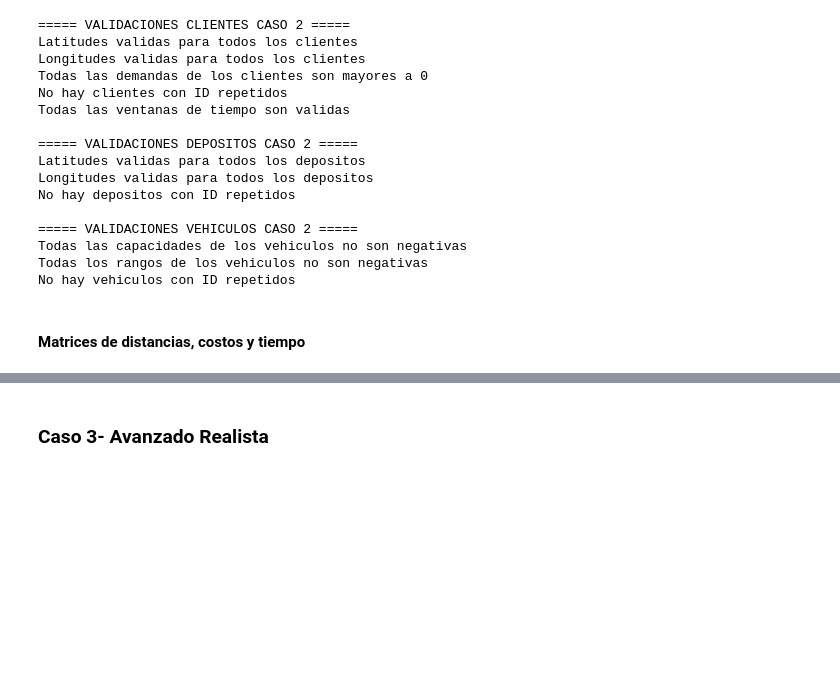
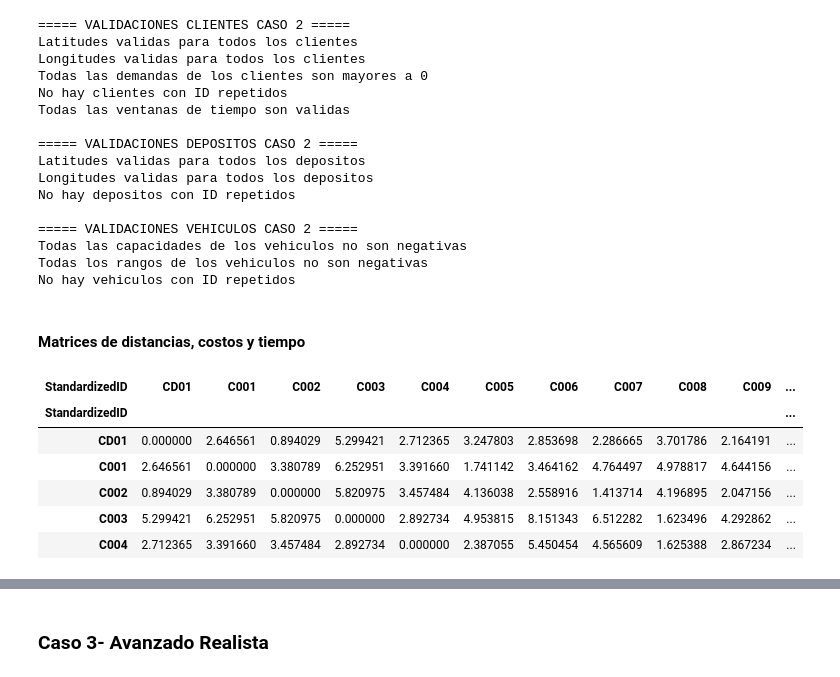
Before and after one commit to S302-prog/Mos-Proyecto1, a Jupyter notebook: Proyecto_2.ipynb, the cells around one changed output, grey strips where cells are left out. Saved outputs shown, nothing was run; the diff lists cells and outputs as text; code cells hidden in the pictures; blank space fills up the shorter version.

```diff
--- a/Proyecto_2.ipynb
+++ b/Proyecto_2.ipynb
@@ -490,2 +487,12 @@ depots_C2["StartWindow"] = nuevaFromaInico
 depots_C2["EndtWindow"] = 1440
 Puntos = pd.concat([depots_C2[["StandardizedID","Latitude","Longitude","StartWindow", "EndtWindow", "Demand"]], clients_C2[["StandardizedID","Latitude","Longitude", "StartWindow", "EndtWindow", "Demand"]]]).reset_index(drop=True)
+# %%
+Distacias_C2.head()
+# %% [output]
+| StandardizedID | CD01 | C001 | C002 | C003 | C004 | C005 | C006 | C007 | C008 | C009 | ... |
+| StandardizedID |  |  |  |  |  |  |  |  |  |  | ... |
+| CD01 | 0.000000 | 2.646561 | 0.894029 | 5.299421 | 2.712365 | 3.247803 | 2.853698 | 2.286665 | 3.701786 | 2.164191 | ... |
+| C001 | 2.646561 | 0.000000 | 3.380789 | 6.252951 | 3.391660 | 1.741142 | 3.464162 | 4.764497 | 4.978817 | 4.644156 | ... |
+| C002 | 0.894029 | 3.380789 | 0.000000 | 5.820975 | 3.457484 | 4.136038 | 2.558916 | 1.413714 | 4.196895 | 2.047156 | ... |
+| C003 | 5.299421 | 6.252951 | 5.820975 | 0.000000 | 2.892734 | 4.953815 | 8.151343 | 6.512282 | 1.623496 | 4.292862 | ... |
+| C004 | 2.712365 | 3.391660 | 3.457484 | 2.892734 | 0.000000 | 2.387055 | 5.450454 | 4.565609 | 1.625388 | 2.867234 | ... |
```
Also changed, not shown: parts of 7 cells of this notebook, 6 other files.
